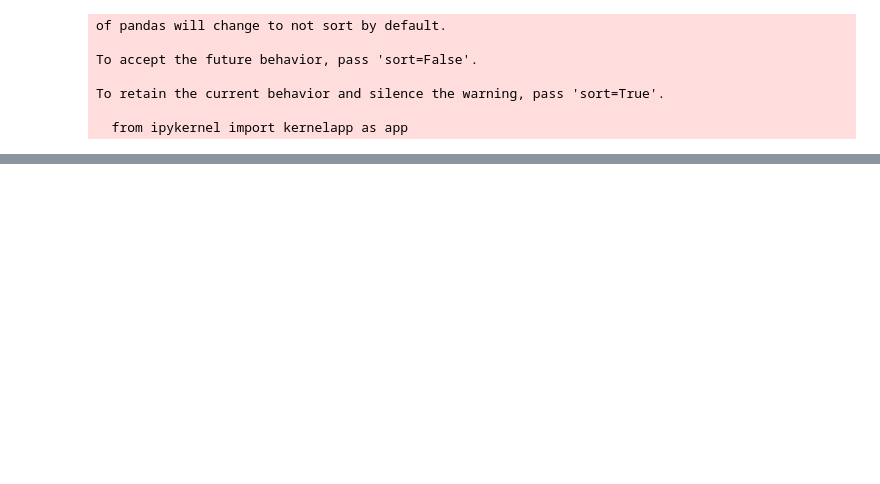
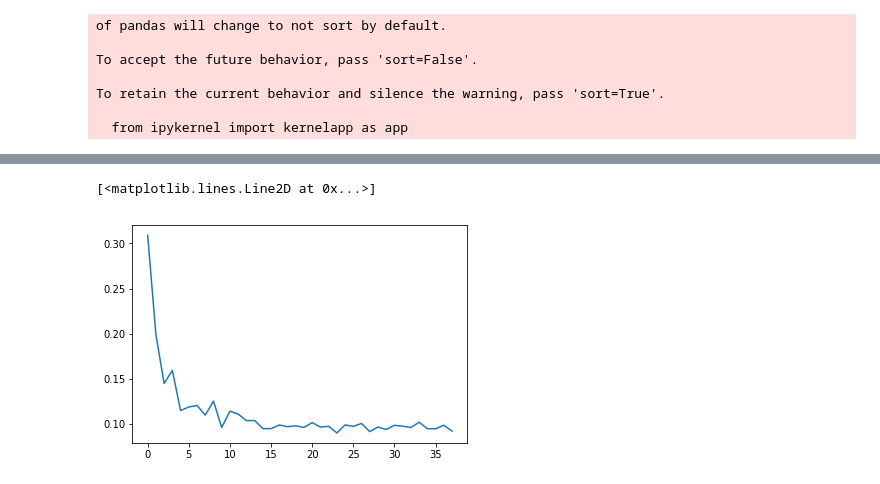
Before and after one commit to marcussteele/nba_churn, a Jupyter notebook: Untitled.ipynb, the cells around one changed output, grey strips where cells are left out. Cells and saved outputs as stored; diff of their text form; code cells hidden in the pictures; blank space fills up the shorter version.

Commit message:
PCA and clustering

```diff
--- a/Untitled.ipynb
+++ b/Untitled.ipynb
@@ -198,0 +147,9 @@ subset[subset['Salary'].isna()]
+# %%
+x = np.linspace(1,39,39)
+scores = []
+for k in range(2,40):
+    km = KMeans(n_clusters=k)
+    km.fit(scaled_X,y)
+    labels = km.predict(scaled_X)
+    scores.append(silhouette_score(scaled_X,labels))
+scores
@@ -198,0 +174,5 @@ subset[subset['Salary'].isna()]
+# %%
+plt.plot(scores)
+# %% [output]
+[<matplotlib.lines.Line2D at 0x...>]
+[figure, added]
```
Also changed, not shown: parts of 78 cells of this notebook.
